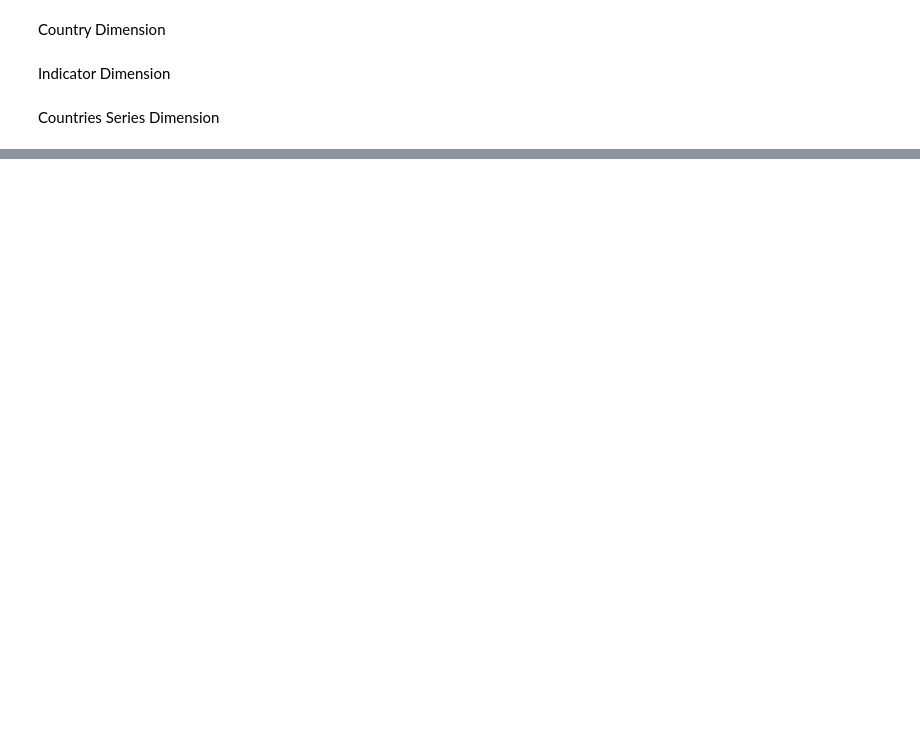
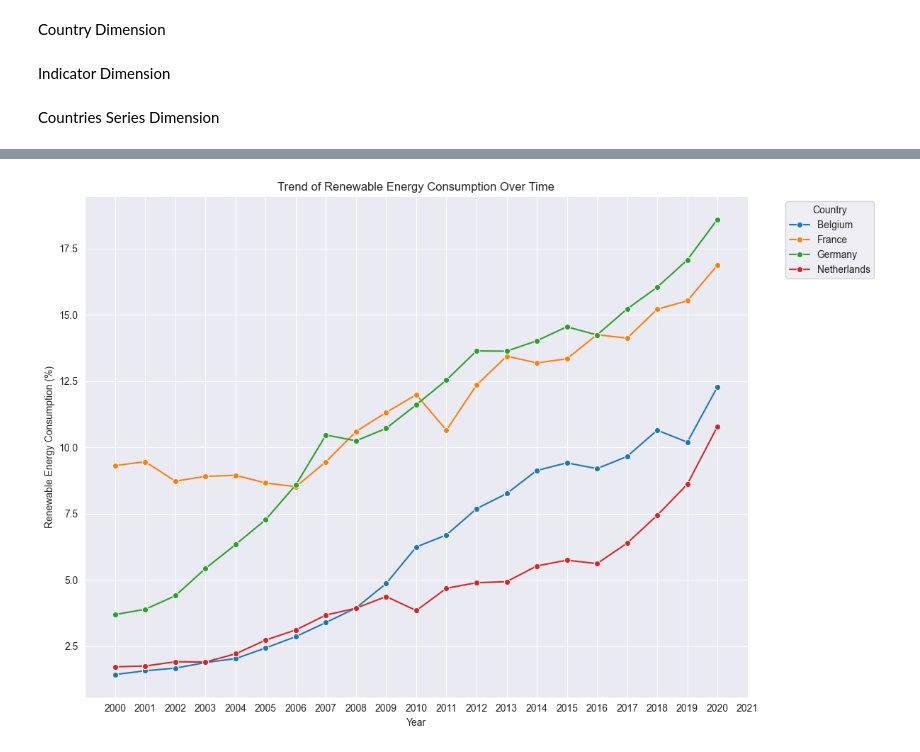
Before and after one commit to HamzaLghali/ESGSustainData, a Jupyter notebook: EsgNotebook.ipynb, the cells around one changed output, grey strips where cells are left out. Cells and saved outputs as stored; diff of their text form; code cells hidden in the pictures; blank space fills up the shorter version.

```diff
--- a/EsgNotebook.ipynb
+++ b/EsgNotebook.ipynb
@@ -108,12 +116,13 @@ SilverEsgData = (
     .selectExpr(
         "`CountryCode`",
         "`IndicatorCode`",
-        f"stack({2023 - 1990 + 1}, " +
-        ", ".join([f"'{year}', `{year}`" for year in range(1990, 2024)]) +
+        f"stack({2023 - 2000 + 1}, " +
+        ", ".join([f"'{year}', `{year}`" for year in range(2000, 2024)]) +
         ") as (Year, Value)"
     )
-    .withColumn("EsgYear", col("Year").cast("int"))
-    .drop("Year")
+
+    .withColumn("EsgYear", col("Year").cast("string")).drop("Year")
+#.withColumn("EsgYear", to_date(concat(col("Year"), lit("-01-01"))))    .drop("Year")
     .withColumn("Value", col("Value").cast("float"))
     .withColumn(
         "Value",
@@ -166,0 +173,7 @@ DimCountrySeries =(SilverCountrySeries.select("CountryCode","SeriesCode","Countr
+# %%
+eca="Europe & Central Asia"
+mena="Middle East & North Africa"
+
+socialIncome="Income share held by lowest 20%"
+environmentEnergy="Renewable energy consumption (% of total final energy consumption)"
+environmentColingDays ="Cooling Degree Days"
@@ -192,0 +322,11 @@ import pandas as pd
+# %%
+plt.figure(figsize=(12, 8))
+sns.lineplot(data=renewable_trend, x="EsgYear", y="Value", hue="CountryName", marker="o")
+plt.title("Trend of Renewable Energy Consumption Over Time")
+plt.xlabel("Year")
+plt.ylabel("Renewable Energy Consumption (%)")
+plt.legend(title="Country", bbox_to_anchor=(1.05, 1), loc='upper left')
+plt.tight_layout()
+plt.show()
+# %% [output]
+[figure, added]
```
Also changed, not shown: parts of 28 cells of this notebook, 1 other file.
